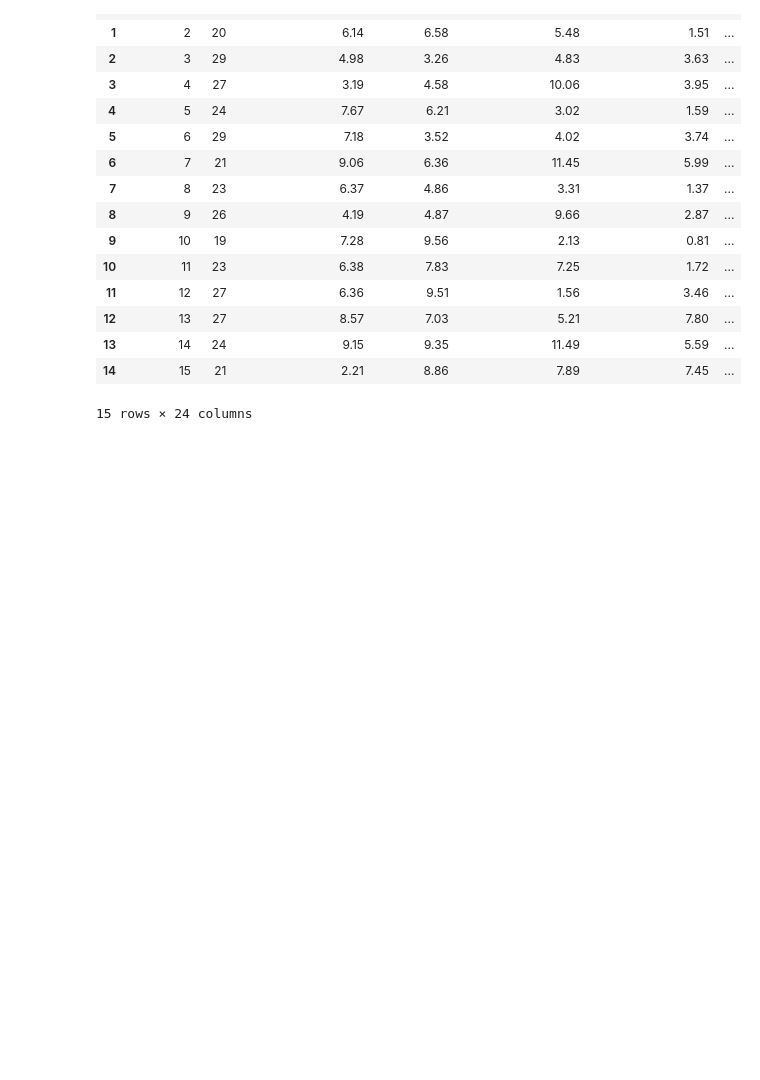
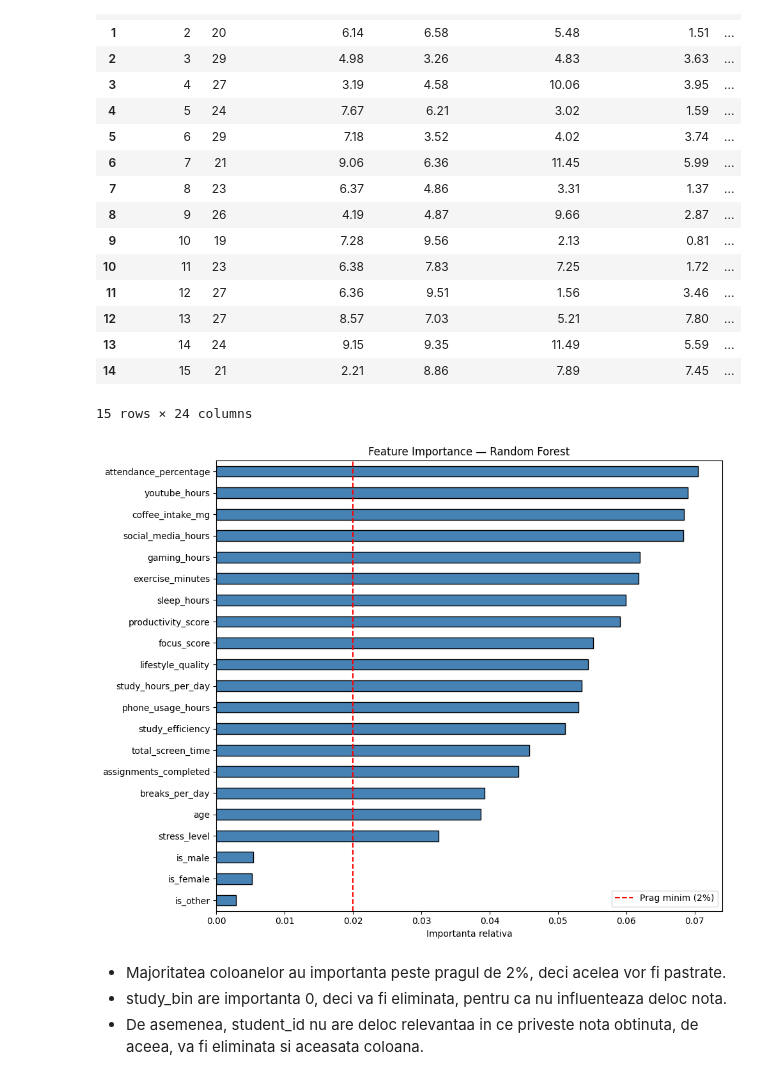
Before and after one commit to tbno9/Sisteme_Inteligente_proiect, a Jupyter notebook: ml_prezicere.ipynb, the cells around one changed output. Drawn from its saved outputs; the diff is of its cells as text; code cells hidden in the pictures; blank space fills up the shorter version.

Commit message:
importanta caracteristicilor

```diff
--- a/ml_prezicere.ipynb
+++ b/ml_prezicere.ipynb
@@ -304,3 +299,50 @@ df.head(15)
 | 13 | 14 | 24 | 9.15 | 9.35 | 11.49 | 5.59 | ... |
 | 14 | 15 | 21 | 2.21 | 8.86 | 7.89 | 7.45 | ... |
 15 rows × 24 columns
+# %%
+from sklearn.ensemble import RandomForestRegressor
+
+# separare date
+X = df.drop("final_grade", axis=1)
+y = df["final_grade"]
+
+#elimin coloanele care am vazut ca nu au importanta in rularea precedenta
+X = X.drop(columns=['student_id', 'study_bin'])
+
+#detecteaza si converteste coloanele de tip interval, in media intervalului,
+# pentru ca sa nu mai primesc eroare-la random forest ii trebuie date numerice, nu intervale
+for col in X.columns:
+    # cand dtype este explicit IntervalDtype
+    if isinstance(X[col].dtype, pd.IntervalDtype):
+        X[col] = X[col].apply(lambda x: x.mid if pd.notnull(x) else np.nan)
+    # cand dtype este object, dar contine Interval
+    elif X[col].dtype == object:
+        first_valid = X[col].dropna().iloc[0] if not X[col].dropna().empty else None
+        if isinstance(first_valid, pd.Interval):
+            X[col] = X[col].apply(lambda x: x.mid if pd.notnull(x) else np.nan)
+
+# convertesc tot ce ar putea ramane pe dinafara, la numeric
+X = X.apply(pd.to_numeric, errors='coerce')
+
+# model
+model = RandomForestRegressor(n_estimators=100, random_state=42)
+model.fit(X, y)
+
+# importanta
+importances = pd.Series(model.feature_importances_, index=X.columns)
+importances = importances.sort_values(ascending=True)
+
+plt.figure(figsize=(10, 8))
+importances.plot(kind='barh', color='steelblue', edgecolor='black')
+plt.title('Feature Importance — Random Forest')
+plt.xlabel('Importanta relativa')
+plt.axvline(x=0.02, color='red', linestyle='--', label='Prag minim (2%)')
+plt.legend()
+plt.tight_layout()
+plt.show()
+# %% [output]
+[figure, added]
+# %% [markdown]
+- Majoritatea coloanelor au importanta peste pragul de 2%, deci acelea vor fi pastrate.
+- study_bin are importanta 0, deci va fi eliminata, pentru ca nu influenteaza deloc nota.
+- De asemenea, student_id nu are deloc relevantaa in ce priveste nota obtinuta, de aceea, va fi eliminata si aceasata coloana.
```
Also changed, not shown: parts of 3 cells of this notebook, 2 other files.
